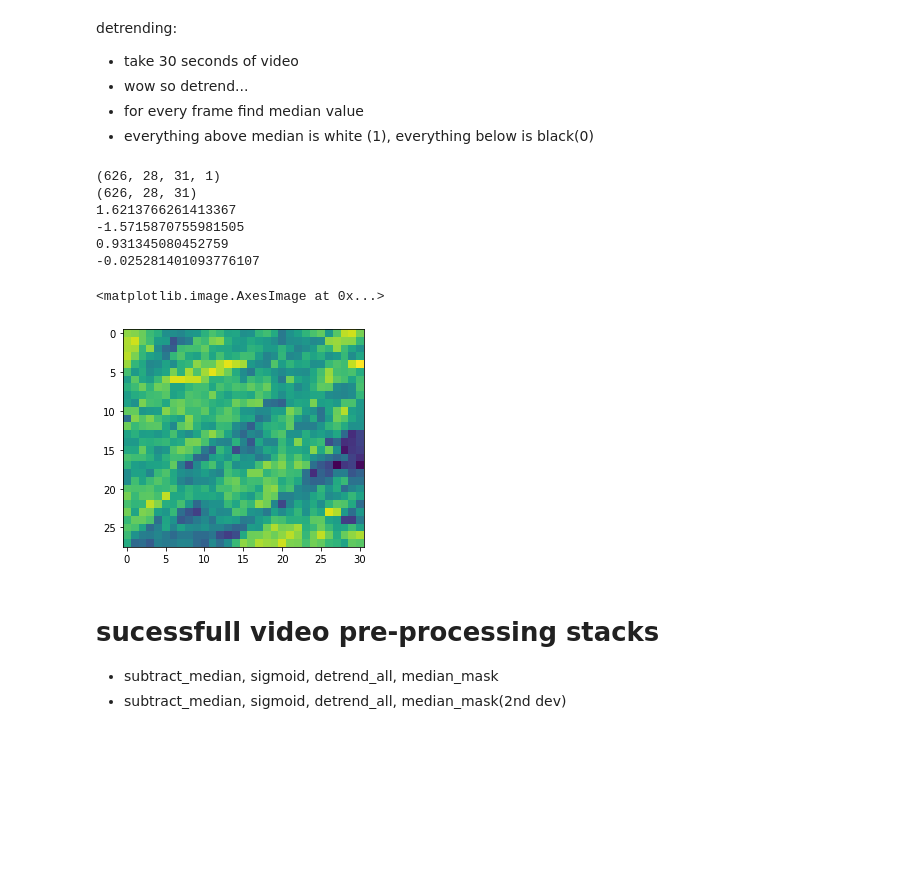
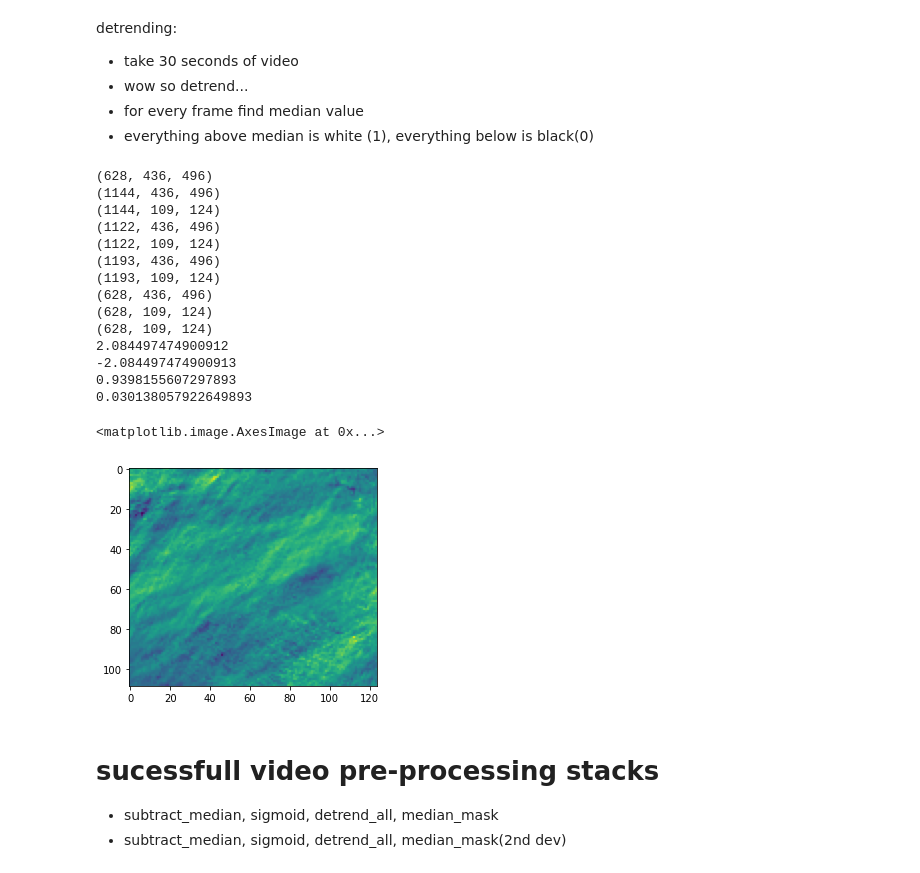
Before and after one commit to grahamseamans/EFD, a Jupyter notebook: tir_drone_learning.ipynb, the cells around one changed output. Cells and saved outputs as stored; diff of their text form; code cells hidden in the pictures; blank space fills up the shorter version.

```diff
--- a/tir_drone_learning.ipynb
+++ b/tir_drone_learning.ipynb
@@ -38,12 +35,10 @@ drone_dir = os.path.join(data_dir, "tir_pavel")
 # %%
 video_files = ["pavel0.npy", "pavel1.npy", "pavel2.npy", "pavel3.npy"]
 
-video0 = np.load(os.path.join(drone_dir, "pavel0.npy"))
 video_np = []
 for file in video_files:
     video_np.append(np.load(os.path.join(drone_dir, file)))
 
-print(video0.shape)
 print(video_np[0].shape)
 # %% [output]
 (1144, 436, 496)
@@ -182,8 +142,3 @@ False
 # Getting video and labels out of dataframe
 * get out one thing for the labels, on thing for the video
 * make sure that the video is just a 3d nparray
-# %%
-video = np.stack(video0_df_w_labels["frames"].to_list(), axis=0)
-print(video.shape)
-
-# video_np from earlier is already this...
@@ -262,14 +210,15 @@ def median_mask(b, n_dev):
     return a
 
 
+# @numba.jit(nopython=False)
 def moving_average(video, window_size):
-    secs = np.arange(1, video.shape[0])
+    secs = np.arange(0, video.shape[0])
     mavgl = []
     for i in secs:
         if i >= window_size:
             mavgl.append(np.nanmean(video[i - window_size : i, :, :], axis=0))
         else:
-            mavgl.append(np.nanmean(video[:i, :, :], axis=0))
+            mavgl.append(np.nanmean(video[: i + 1, :, :], axis=0))
     return np.stack(mavgl, axis=0)
 
 
@@ -326,6 +275,7 @@ def apply_funcs_to_outer_axis(a, funcs):
 
 videos_processed = []
 for video in video_np:
+    print(video.shape)
     video = replace_nan_with_mean(video)
     video = get_middle(video)
     video = (video - np.median(video)) / video.std()
@@ -340,41 +290,50 @@ for video in video_np:
         b.append(rescale(video[i], 0.5, anti_aliasing=False))
     video = np.stack(b, axis=0)
     videos_processed.append(video)
+    print(videos_processed[-1].shape)
 
 
 # video = replace_nan_with_mean(video)
 # video = get_middle(video)
 # video = (video - np.median(video)) / video.std()
 # video = scipy.signal.detrend(video, axis=0)
 # video = moving_average(video, 3)
 # video = apply_to_outer_axis(video, subtract_median)
 # video = apply_to_outer_axis(video, np.tanh)
 # video = apply_to_outer_axis(video, median_mask, [2])
 # video = apply_to_outer_axis(video, divide_by_std)
 # b = []
 # for i in range(video.shape[0]):
 #     b.append(rescale(video[i], 0.5, anti_aliasing=False))
 # video = np.stack(b, axis=0)
 
 
 print(video.shape)
 print(video[0].max())
 print(video[0].min())
 print(video[0].std())
 print(video[0].mean())
 
 import matplotlib.pyplot as plt
 
 plt.imshow(np.mean(video, axis=0))
 # %% [output]
-(626, 28, 31, 1)
-(626, 28, 31)
-1.6213766261413367
--1.5715870755981505
-0.931345080452759
--0.025281401093776107
+(628, 436, 496)
+(1144, 436, 496)
+(1144, 109, 124)
+(1122, 436, 496)
+(1122, 109, 124)
+(1193, 436, 496)
+(1193, 109, 124)
+(628, 436, 496)
+(628, 109, 124)
+(628, 109, 124)
+2.084497474900912
+-2.084497474900913
+0.9398155607297893
+0.030138057922649893
 <matplotlib.image.AxesImage at 0x...>
-[figure, old version]
+[figure, new version]
 # %% [markdown]
 # sucessfull video pre-processing stacks
 * subtract_median, sigmoid, detrend_all, median_mask
```
Also changed, not shown: parts of 32 cells of this notebook.
